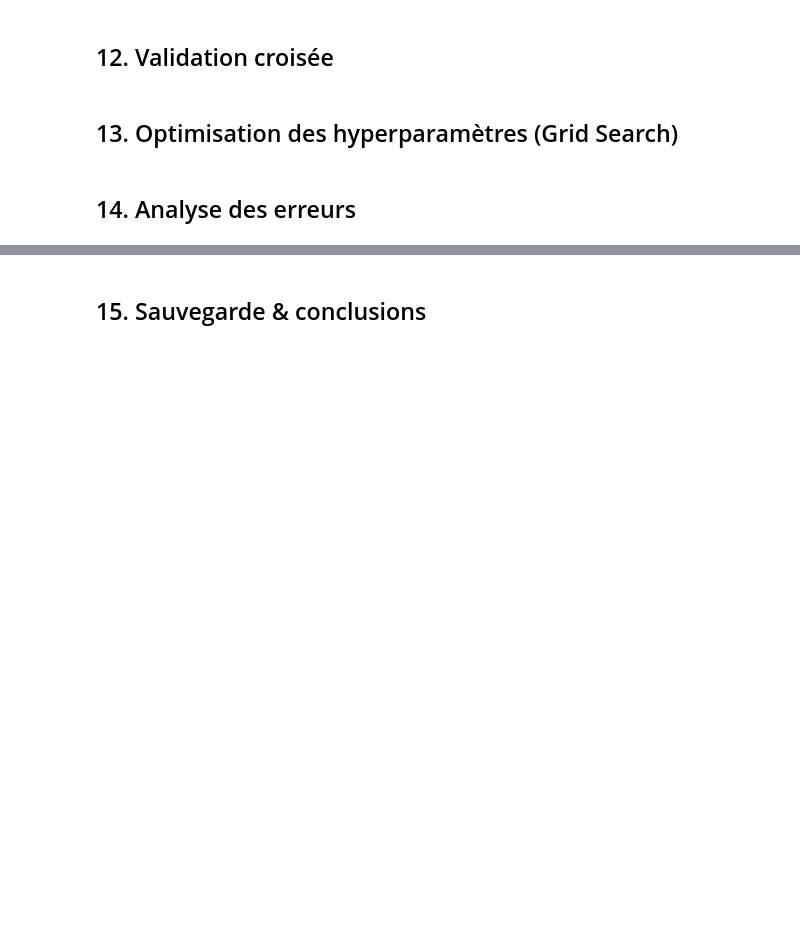
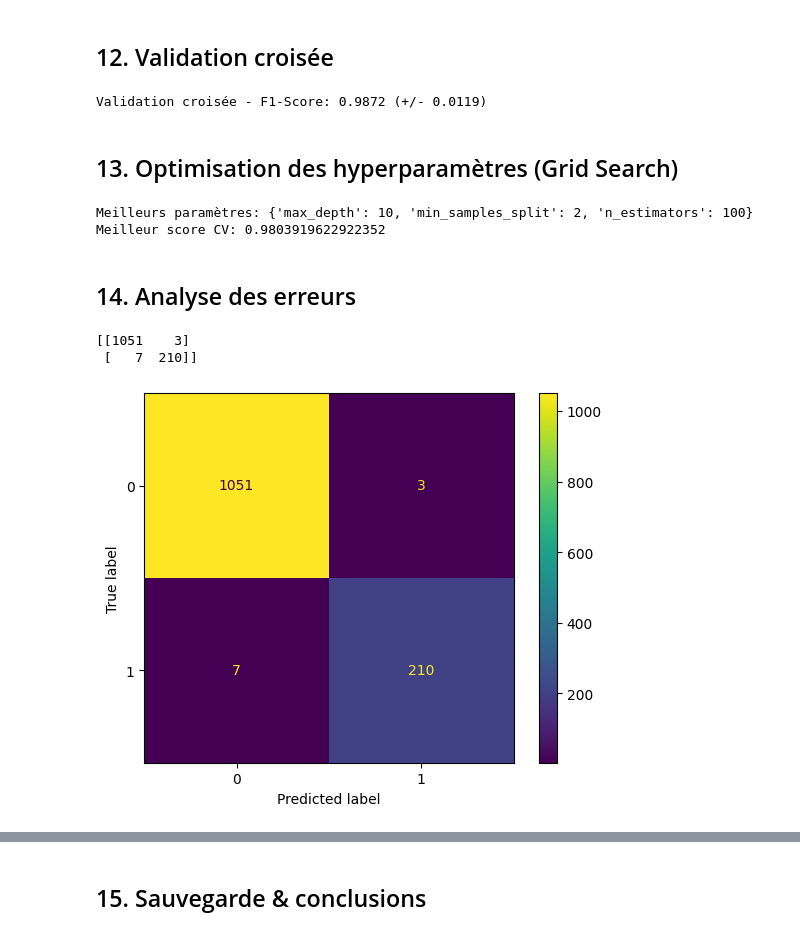
Before and after one commit to 17matb/youtube-trends, a Jupyter notebook: ml_youtube_trends.ipynb, the cells around one changed output, grey strips where cells are left out. Saved outputs shown, nothing was run; the diff lists cells and outputs as text; code cells hidden in the pictures; blank space fills up the shorter version.

Commit message:
feat: enhance model evaluation with cross-validation, hyperparameter tuning, confusion matrix display for best model

```diff
--- a/ml_youtube_trends.ipynb
+++ b/ml_youtube_trends.ipynb
@@ -779,49 +782,54 @@ plt.show()
 ## 12. Validation croisée
 # %%
 # VOTRE CODE ICI - Section 12.1
-# from sklearn.model_selection import cross_val_score
-# # Exemple avec Random Forest (remplacez par votre meilleur modèle)
-# # scores = cross_val_score(rf_model, X_train, y_train, cv=5, scoring='f1', n_jobs=-1)
-# # print(f"Validation croisée - F1-Score: {scores.mean():.4f} (+/- {scores.std() * 2:.4f})")
+scores = cross_val_score(xgb_model, X_train_final, y_train, cv=5, scoring='f1', n_jobs=-1)
+print(f"Validation croisée - F1-Score: {scores.mean():.4f} (+/- {scores.std() * 2:.4f})")
+# %% [output]
+Validation croisée - F1-Score: 0.9872 (+/- 0.0119)
 # %% [markdown]
 ## 13. Optimisation des hyperparamètres (Grid Search)
 # %%
 # VOTRE CODE ICI - Section 13.1
-# from sklearn.model_selection import GridSearchCV
-# from sklearn.ensemble import RandomForestClassifier
-# param_grid = {
-#     'n_estimators': [50, 100, 200],
-#     'max_depth': [5, 10, None],
-#     'min_samples_split': [2, 5, 10]
-# }
-# grid_search = GridSearchCV(
-#     RandomForestClassifier(random_state=42),
-#     param_grid,
-#     cv=3,
-#     scoring='f1',
-#     n_jobs=-1
-# )
-# grid_search.fit(X_train, y_train)
-# print("Meilleurs paramètres:", grid_search.best_params_)
-# print("Meilleur score CV:", grid_search.best_score_)
-# best_rf = grid_search.best_estimator_
-# best_rf_pred = best_rf.predict(X_test)
+param_grid = {
+    'n_estimators': [50, 100, 200],
+    'max_depth': [5, 10, None],
+    'min_samples_split': [2, 5, 10]
+}
+grid_search = GridSearchCV(
+    xgb_model,
+    param_grid,
+    cv=3,
+    scoring='f1',
+    n_jobs=-1,
+)
+grid_search.fit(X_train_final, y_train)
+print("Meilleurs paramètres:", grid_search.best_params_)
+print("Meilleur score CV:", grid_search.best_score_)
+best_model = grid_search.best_estimator_
+best_model_pred = best_model.predict(X_test_final)
+# %% [output]
+Meilleurs paramètres: {'max_depth': 10, 'min_samples_split': 2, 'n_estimators': 100}
+Meilleur score CV: 0.9803919622922352
 # %% [markdown]
 ## 14. Analyse des erreurs
 # %%
 # VOTRE CODE ICI - Section 14.1
-# import matplotlib.pyplot as plt
-# import seaborn as sns
-# from sklearn.metrics import confusion_matrix
-# # Exemple: matrice de confusion pour le meilleur modèle (remplacez best_rf_pred)
-# # cm = confusion_matrix(y_test, best_rf_pred)
-# # plt.figure(figsize=(8, 6))
-# # sns.heatmap(cm, annot=True, fmt='d', cmap='Blues',
-# #             xticklabels=['Non-Trending', 'Trending'],
-# #             yticklabels=['Non-Trending', 'Trending'])
-# # plt.title('Matrice de Confusion - Meilleur Modèle')
-# # plt.ylabel('Valeurs Réelles')
-# # plt.xlabel('Prédictions')
-# # plt.show()
+# Exemple: matrice de confusion pour le meilleur modèle (remplacez best_rf_pred)
+cm_best = confusion_matrix(y_test, best_model_pred)
+display_cm_best = ConfusionMatrixDisplay(cm_best)
+display_cm_best.plot()
+# plt.figure(figsize=(8, 6))
+# sns.heatmap(cm, annot=True, fmt='d', cmap='Blues',
+#             xticklabels=['Non-Trending', 'Trending'],
+#             yticklabels=['Non-Trending', 'Trending'])
+# plt.title('Matrice de Confusion - Meilleur Modèle')
+# plt.ylabel('Valeurs Réelles')
+# plt.xlabel('Prédictions')
+print(cm_best)
+plt.show()
+# %% [output]
+[[1051    3]
+ [   7  210]]
+[figure, added]
 # %%
 # VOTRE CODE ICI - Section 14.2
```
Also changed, not shown: parts of 3 cells of this notebook, 2 other files.
